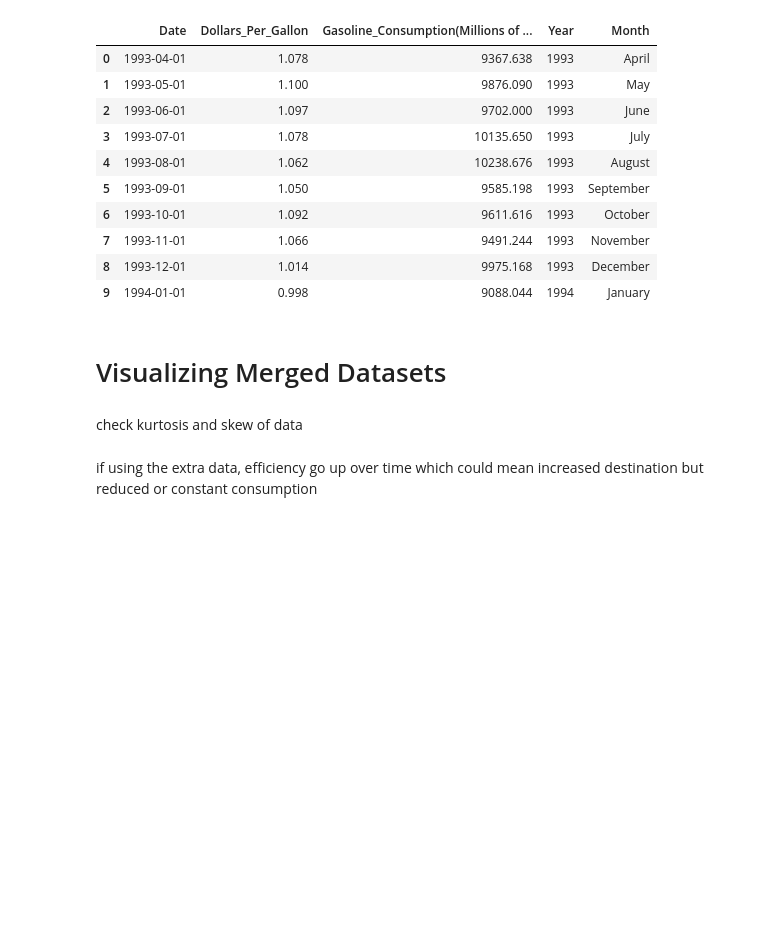
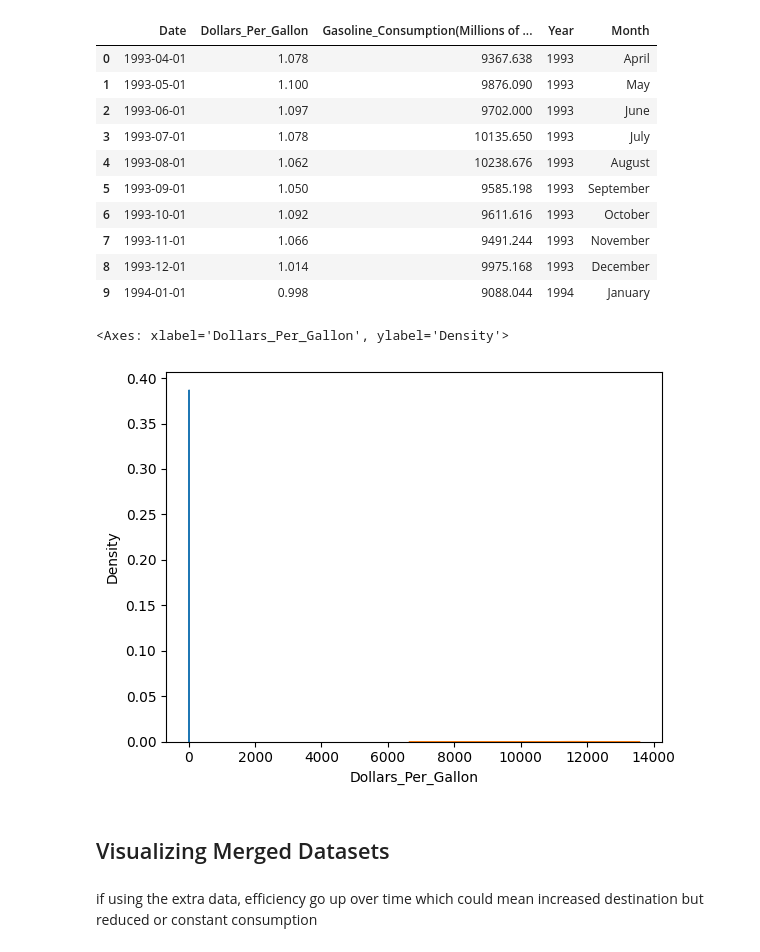
Before and after one commit to nikolasleeb/INFO511_FinalProject, a Jupyter notebook: EDA.ipynb, the cells around one changed output. Cells and saved outputs as stored; diff of their text form; code cells hidden in the pictures; blank space fills up the shorter version.

```diff
--- a/EDA.ipynb
+++ b/EDA.ipynb
@@ -706,11 +829,11 @@ fig.update_yaxes(categoryorder="array", categoryarray=month_order[::-1])  # Janu
 fig.show()
 # %%
-# Create a line plot to visualize year-over-year percentage changes in gasoline prices
+''' Create a line plot to visualize year-over-year percentage changes in gasoline prices '''
 
-prices1["YoY_Change_%"] = prices1["Dollars_Per_Gallon"].pct_change(12) * 100
-
+# Create line plot
+prices["YoY_Change_%"] = prices["Dollars_Per_Gallon"].pct_change(12) * 100
 fig = px.line(
-    prices1,
+    prices,
     x="Date",
     y="YoY_Change_%",
     title="Year-over-Year Change in U.S. Gasoline Prices (%)",
@@ -718,4 +841,5 @@ fig = px.line(
 )
 fig.update_traces(line=dict(color="firebrick", width=2))
 fig.update_layout(template="plotly_white", title_x=0.5)
+
 fig.show()
@@ -732,10 +846,10 @@ px.histogram(
 # %%
-# Calculate 12-month rolling average of gasoline prices
+''' Calculate 12-month rolling average of gasoline prices '''
 
-prices1["Rolling_12mo_Avg"] = prices1["Dollars_Per_Gallon"].rolling(window=12).mean()
-
+# Create line plot
+prices["Rolling_12mo_Avg"] = prices["Dollars_Per_Gallon"].rolling(window=12).mean()
 fig = px.line(
-    prices1,
+    prices,
     x="Date",
     y="Rolling_12mo_Avg",
     title="12-Month Rolling Average of U.S. Gasoline Prices",
@@ -743,4 +857,5 @@ fig = px.line(
 )
 fig.update_traces(line=dict(color="darkred", width=2))
 fig.update_layout(template="plotly_white", title_x=0.5)
+
 fig.show()
@@ -805,9 +919,11 @@ fig.show()
 # %% [markdown]
 # Merging Datasets
 # %%
-# Merge consumption and prices data on Date
+''' Merge consumption and prices data on Date '''
 
-merged_df = pd.merge(consumption1, prices1, on="Date", how="inner")
+# Merge the consumption and prices dataframes on the "Date" column
+merged_df = pd.merge(consumption, prices, on="Date", how="inner")
+
 # Keep only relevant columns
 merged_df = merged_df[[
     "Date",
@@ -816,6 +932,7 @@ merged_df = merged_df[[
 
 ]]
 
+# Add Year and Month columns for easier analysis
 merged_df["Year"] = merged_df["Date"].dt.year
 merged_df["Month"] = merged_df["Date"].dt.month_name()
 
@@ -832,6 +949,19 @@ merged_df.head(10)
 | 7 | 1993-11-01 | 1.066 | 9491.244 | 1993 | November |
 | 8 | 1993-12-01 | 1.014 | 9975.168 | 1993 | December |
 | 9 | 1994-01-01 | 0.998 | 9088.044 | 1994 | January |
+# %%
+merged_df[["Dollars_Per_Gallon", "Gasoline_Consumption(Millions of Gallons)"]].skew()
+merged_df[["Dollars_Per_Gallon", "Gasoline_Consumption(Millions of Gallons)"]].kurtosis()
+
+merged_df["Log_Price"] = np.log(merged_df["Dollars_Per_Gallon"])
+merged_df["Log_Consumption"] = np.log(merged_df["Gasoline_Consumption(Millions of Gallons)"])
+# %%
+import seaborn as sns
+sns.kdeplot(merged_df["Dollars_Per_Gallon"], fill=True)
+sns.kdeplot(merged_df["Gasoline_Consumption(Millions of Gallons)"], fill=True)
+# %% [output]
+<Axes: xlabel='Dollars_Per_Gallon', ylabel='Density'>
+[figure, added]
 # %% [markdown]
-# Visualizing Merged Datasets
+## Visualizing Merged Datasets
 # %%
@@ -861,7 +992,5 @@ fig.update_layout(
     title_x=0.5,
     height=600
 )
-# %% [markdown]
-check kurtosis and skew of data
 # %% [markdown]
 if using the extra data, efficiency go up over time which could mean increased destination but reduced or constant consumption
```
Also changed, not shown: parts of 50 cells of this notebook, 3 other files.
